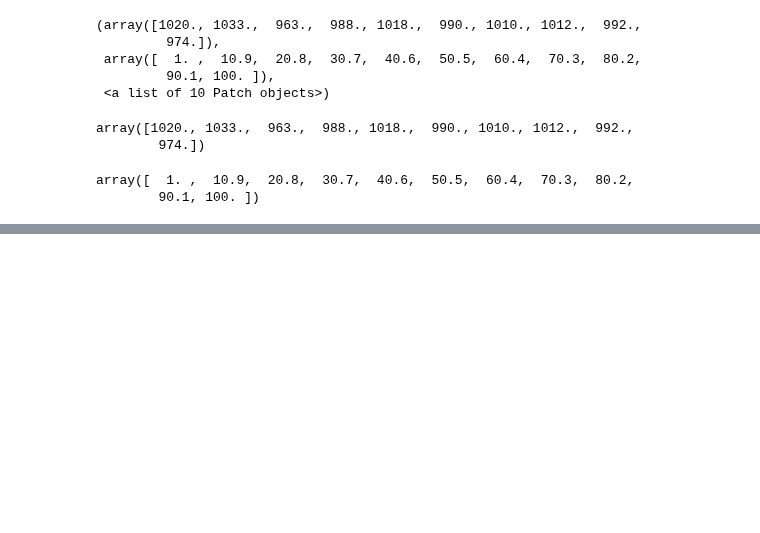
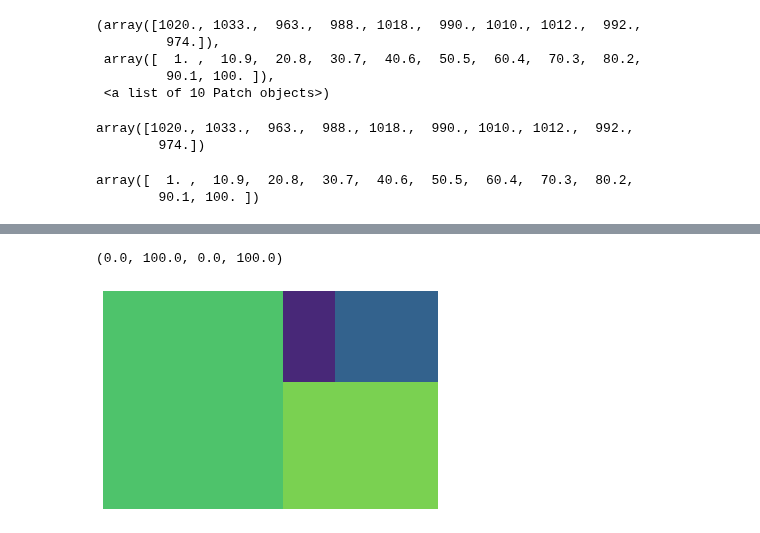
Before and after one commit to kittikhun62/data_viz_2022, a Jupyter notebook: DataViz04_Data_Comparison.ipynb, the cells around one changed output, grey strips where cells are left out. Saved outputs shown, nothing was run; the diff lists cells and outputs as text; code cells hidden in the pictures; blank space fills up the shorter version.

```diff
--- a/DataViz04_Data_Comparison.ipynb
+++ b/DataViz04_Data_Comparison.ipynb
@@ -347,0 +360,8 @@ array([  1. ,  10.9,  20.8,  30.7,  40.6,  50.5,  60.4,  70.3,  80.2,
+# %%
+data = [500, 250, 60, 120]
+# %%
+squarify.plot(data)
+plt.axis('off')
+# %% [output]
+(0.0, 100.0, 0.0, 100.0)
+[figure, added]
```
Also changed, not shown: parts of 21 cells of this notebook.
